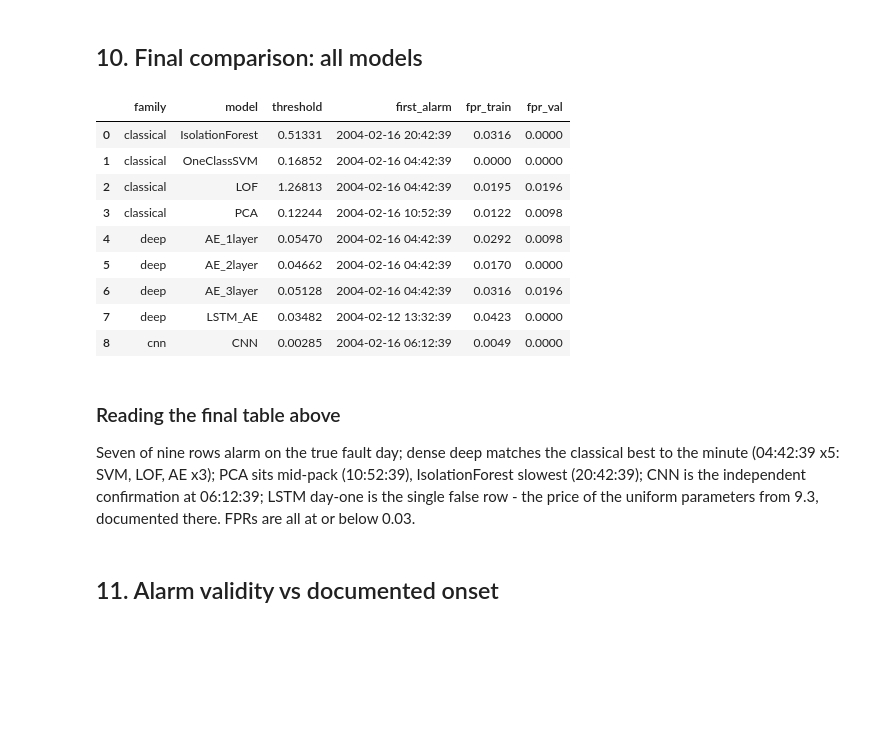
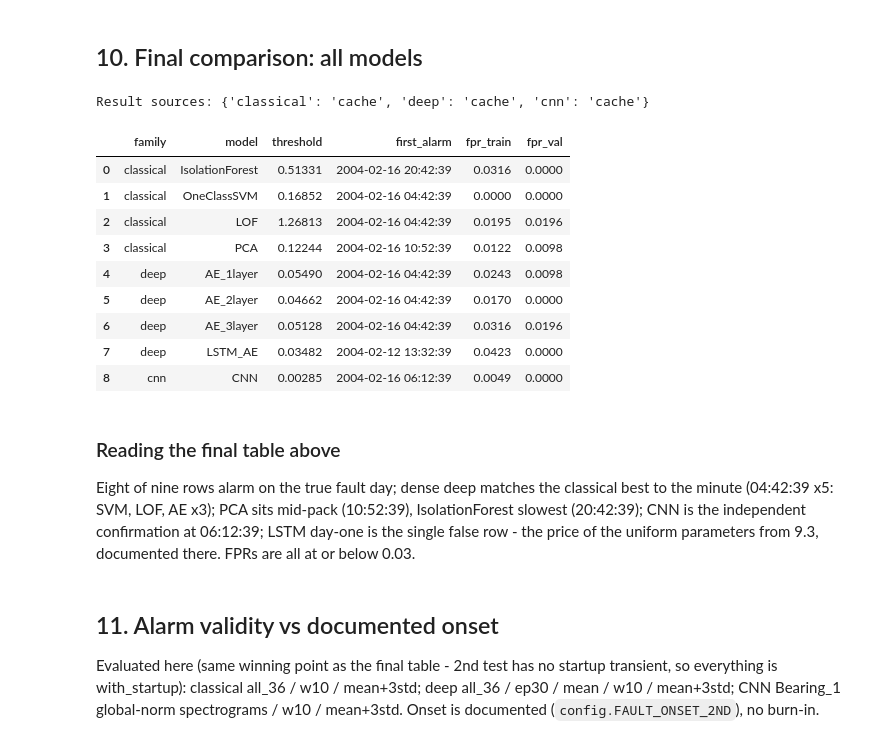
Before and after one commit to maidabiber/anomaly-detection-thesis, a Jupyter notebook: notebooks/analyze_2nd_test.ipynb, the cells around one changed output. Saved outputs shown, nothing was run; the diff lists cells and outputs as text; code cells hidden in the pictures; blank space fills up the shorter version.

```diff
--- a/notebooks/analyze_2nd_test.ipynb
+++ b/notebooks/analyze_2nd_test.ipynb
@@ -1136,31 +1205,95 @@ Boundary: dense autoencoders repeat the classical pattern - byte-identical 04:42
 # %% [markdown]
 ## 10. Final comparison: all models
 # %%
+import numpy as np
+import pandas as pd
+import src.config as config
+from src.cache import load as _cload_final
+
+# Standalone final table: memory first, disk cache second, NO retraining.
+try:
+    _hb2 = HEALTHY_BOUNDARY
+except NameError:
+    _hb2 = pd.Timestamp("2004-02-16")  # chosen boundary, see section 6
+_sources69 = {}
+_missing69 = []
+
+_c = _cload_final("2nd_test/winning_classical",
+                  extra={"boundary": str(_hb2), "window": 10, "setup": "all_36"})
+if _c is not None and "results" in _c:
+    winning_results = _c["results"]
+    _sources69["classical"] = "cache"
+else:
+    try:
+        winning_results
+        _sources69["classical"] = "memory"
+    except NameError:
+        _missing69.append("classical: run cell 24 (run_classical_suite)")
+
+_d = _cload_final("2nd_test/deep_winning",
+                  extra={"boundary": str(_hb2), "window": 10, "rule": "mean+3std",
+                         "epochs": config.EPOCHS, "agg": "mean", "setup": "all_36"})
+if _d is not None:
+    deep_results = _d
+    _sources69["deep"] = "cache"
+else:
+    try:
+        deep_results
+        _sources69["deep"] = "memory"
+    except NameError:
+        _missing69.append("deep: run cell 54 (canon deep winners)")
+
+_n = _cload_final("2nd_test/cnn",
+                  extra={"boundary": str(_hb2), "bearing": "Bearing_1", "norm": "global",
+                         "setup": "with_startup"})
+if _n is not None:
+    cnn_sweep = _n["cnn_sweep"]
+    fpr_train = float(_n["fpr_train"])
+    try:
+        cnn_series
+    except NameError:
+        try:
+            cnn_series = pd.Series(np.asarray(_n["cnn_full"]), index=pd.DatetimeIndex(_n["index"]))
+        except KeyError:
+            pass  # parsed-display cache: sweep only, no full series
+    _sources69["cnn"] = "cache"
+else:
+    try:
+        cnn_sweep; fpr_train; cnn_series
+        _sources69["cnn"] = "memory"
+    except NameError:
+        _missing69.append("cnn: run cell 60 (CNN)")
+
+print("Result sources:", _sources69)
+if _missing69:
+    raise RuntimeError("No cached results for: " + "; ".join(_missing69))
+
 final_rows = []
 for name, r in winning_results.items():  # winning config, not the section 8 baseline
     final_rows.append({'family': 'classical', 'model': name, 'threshold': r['threshold'],
                        'first_alarm': (r['alarm'].strftime('%Y-%m-%d %H:%M:%S') if r['alarm'] is not None else None),
                        'fpr_train': r['fpr_train'], 'fpr_val': r['fpr_val']})
 for name in ['AE_1layer', 'AE_2layer', 'AE_3layer', 'LSTM_AE']:
     r = deep_results[name]
     final_rows.append({'family': 'deep', 'model': name, 'threshold': r['threshold'],
                        'first_alarm': (r['alarm'].strftime('%Y-%m-%d %H:%M:%S') if r['alarm'] is not None else None),
                        'fpr_train': r['fpr_train'], 'fpr_val': r['fpr_val']})
 # CNN from its own sweep table (window=10, mean+3std) - same winning point,
 # no retraining; fpr_train is window-independent from the CNN cell.
 _cnn_row = cnn_sweep[(cnn_sweep["window"] == 10) & (cnn_sweep["rule"] == "mean+3std")].iloc[0]
 final_rows.append({'family': 'cnn', 'model': 'CNN', 'threshold': _cnn_row["threshold"],
                    'first_alarm': _cnn_row["alarm"],
                    'fpr_train': fpr_train, 'fpr_val': _cnn_row["fpr_val"]})
 final_df = pd.DataFrame(final_rows)
 display(final_df.style.format({'threshold': '{:.5f}', 'fpr_train': '{:.4f}', 'fpr_val': '{:.4f}'}))
 # %% [output]
+Result sources: {'classical': 'cache', 'deep': 'cache', 'cnn': 'cache'}
 |  | family | model | threshold | first_alarm | fpr_train | fpr_val |
 | 0 | classical | IsolationForest | 0.51331 | 2004-02-16 20:42:39 | 0.0316 | 0.0000 |
 | 1 | classical | OneClassSVM | 0.16852 | 2004-02-16 04:42:39 | 0.0000 | 0.0000 |
 | 2 | classical | LOF | 1.26813 | 2004-02-16 04:42:39 | 0.0195 | 0.0196 |
 | 3 | classical | PCA | 0.12244 | 2004-02-16 10:52:39 | 0.0122 | 0.0098 |
-| 4 | deep | AE_1layer | 0.05470 | 2004-02-16 04:42:39 | 0.0292 | 0.0098 |
+| 4 | deep | AE_1layer | 0.05490 | 2004-02-16 04:42:39 | 0.0243 | 0.0098 |
 | 5 | deep | AE_2layer | 0.04662 | 2004-02-16 04:42:39 | 0.0170 | 0.0000 |
 | 6 | deep | AE_3layer | 0.05128 | 2004-02-16 04:42:39 | 0.0316 | 0.0196 |
 | 7 | deep | LSTM_AE | 0.03482 | 2004-02-12 13:32:39 | 0.0423 | 0.0000 |
@@ -1168,7 +1301,9 @@ display(final_df.style.format({'threshold': '{:.5f}', 'fpr_train': '{:.4f}', 'fp
 # %% [markdown]
 ### Reading the final table above
 
-Seven of nine rows alarm on the true fault day; dense deep matches the classical best to the minute (04:42:39 x5: SVM, LOF, AE x3); PCA sits mid-pack (10:52:39), IsolationForest slowest (20:42:39); CNN is the independent confirmation at 06:12:39; LSTM day-one is the single false row - the price of the uniform parameters from 9.3, documented there. FPRs are all at or below 0.03.
+Eight of nine rows alarm on the true fault day; dense deep matches the classical best to the minute (04:42:39 x5: SVM, LOF, AE x3); PCA sits mid-pack (10:52:39), IsolationForest slowest (20:42:39); CNN is the independent confirmation at 06:12:39; LSTM day-one is the single false row - the price of the uniform parameters from 9.3, documented there. FPRs are all at or below 0.03.
 # %% [markdown]
 ## 11. Alarm validity vs documented onset
+
+Evaluated here (same winning point as the final table - 2nd test has no startup transient, so everything is with_startup): classical all_36 / w10 / mean+3std; deep all_36 / ep30 / mean / w10 / mean+3std; CNN Bearing_1 global-norm spectrograms / w10 / mean+3std. Onset is documented (`config.FAULT_ONSET_2ND`), no burn-in.
 # %%
```
Also changed, not shown: parts of 18 cells of this notebook, 20 other files.
